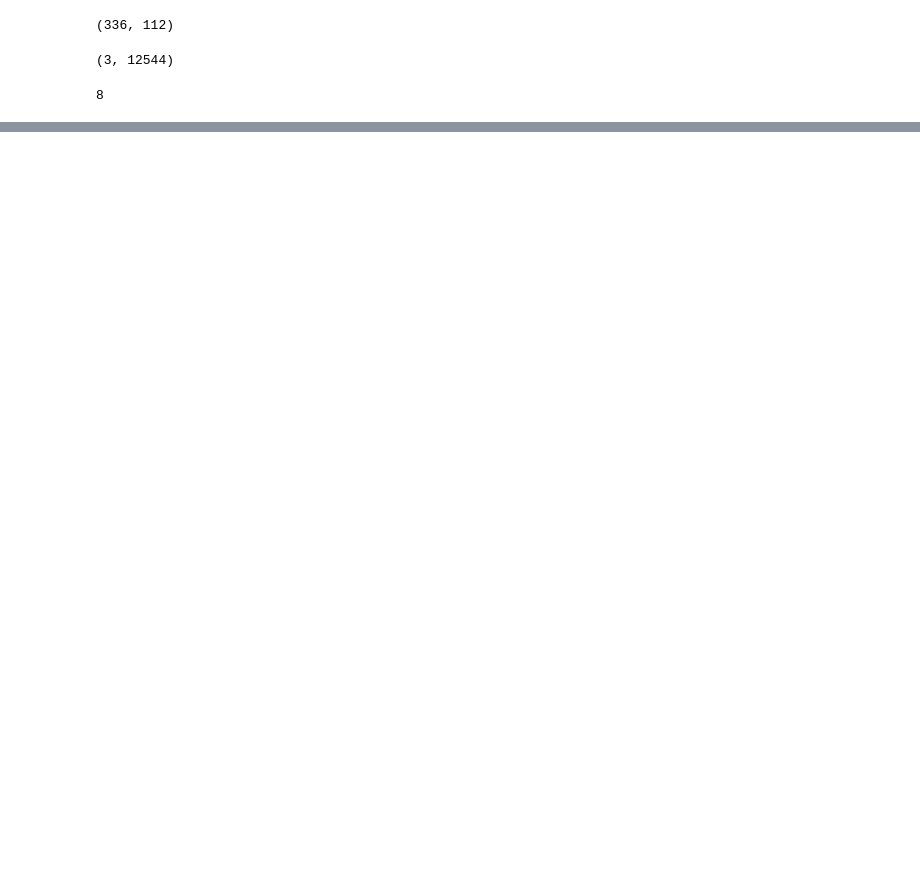
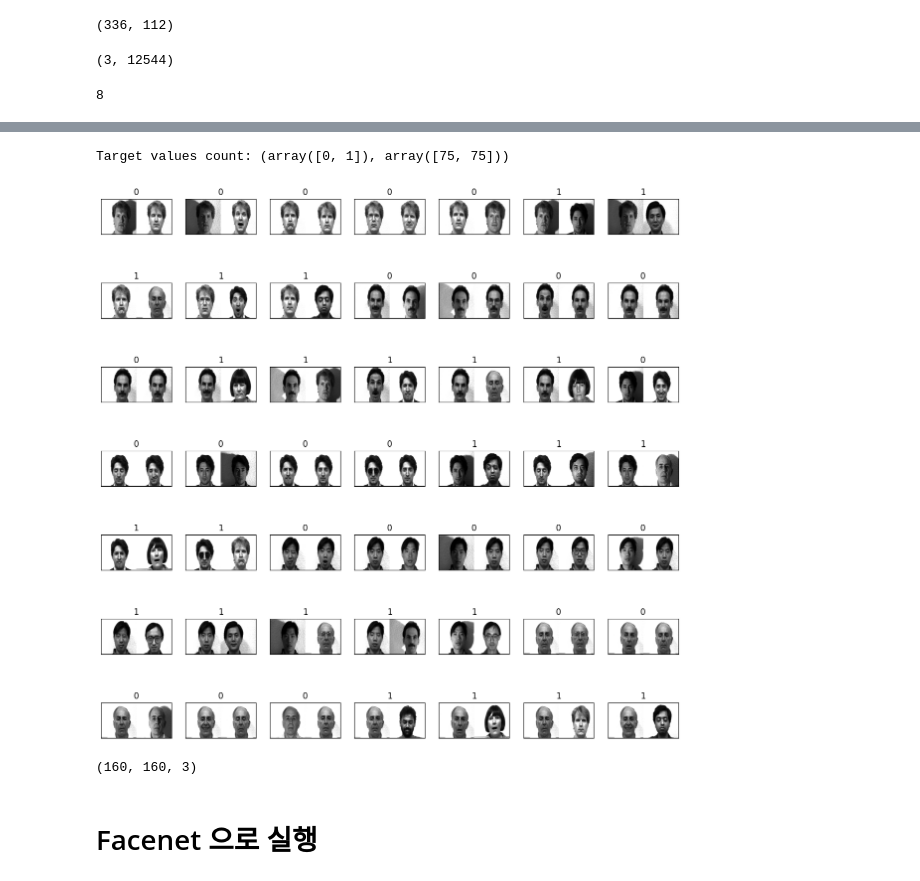
Before and after one commit to jongpilbest/bigdata_w, a Jupyter notebook: bigbigdata.ipynb, the cells around one changed output, grey strips where cells are left out. Drawn from its saved outputs; the diff is of its cells as text; code cells hidden in the pictures; blank space fills up the shorter version.

```diff
--- a/bigbigdata.ipynb
+++ b/bigbigdata.ipynb
@@ -227,0 +343,45 @@ plt.show()
+# %%
+import random
+random.seed(42)
+newX1=[]
+newX2=[]
+newY=[]
+for i in range(len(data2)):
+    parts= int(len(data2[i][0])/2)
+
+    #positive sampling
+    for u in range(parts):
+
+        newX1.append(data2[i][0][u])
+        newX2.append(data2[i][0][u+parts])
+        newY.append(0)
+
+
+
+    #negative sampling
+    for uu in range(parts):
+
+        numbers = list(range(0,i)) + list(range(i+1,11))
+        r = random.choice(numbers)
+        g = random.randint(0,len(data2[r][0])-1)
+        newX1.append(data2[i][0][uu])
+        newX2.append(data2[r][0][g])
+        newY.append(1)
+
+print("Target values count: "+ str(np.unique(newY, return_counts=True)))
+# %% [output]
+Target values count: (array([0, 1]), array([75, 75]))
+# %%
+fig=plt.figure(figsize=(15, 15))
+columns = 7
+rows = 7
+for i in range(1, columns*rows +1):
+    ax=fig.add_subplot(rows, columns, i)
+
+    plt.imshow(np.concatenate([newX1[i-1],newX2[i-1]], axis=1),'gray')
+    ax.title.set_text(newY[i-1])
+    ax.set_xticks([])
+    ax.set_yticks([])
+plt.show()
+# %% [output]
+[figure, added]
@@ -227,0 +394,6 @@ plt.show()
+# %%
+a[1].shape
+# %% [output]
+(160, 160, 3)
+# %% [markdown]
+# Facenet 으로 실행
```
Also changed, not shown: parts of 31 cells of this notebook, 1 other file.
